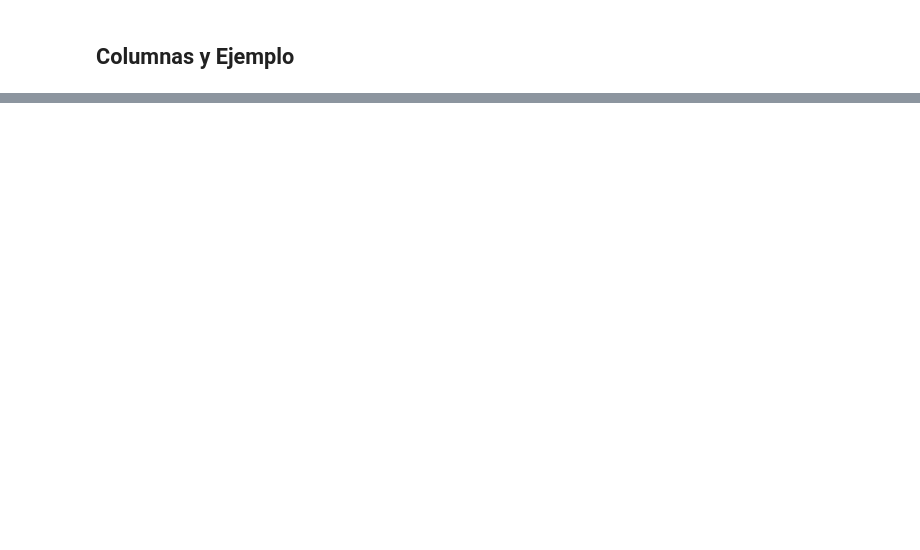
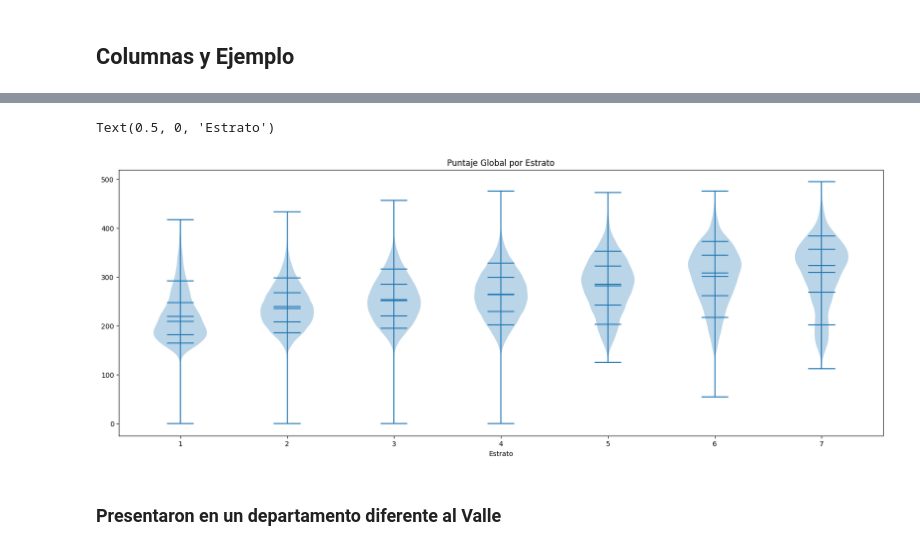
Before and after one commit to juancamilogoomezz/Proyecto-1, a Jupyter notebook: Notebook Experimentar.ipynb, the cells around one changed output, grey strips where cells are left out. Saved outputs shown, nothing was run; the diff lists cells and outputs as text; code cells hidden in the pictures; blank space fills up the shorter version.

```diff
--- a/Notebook Experimentar.ipynb
+++ b/Notebook Experimentar.ipynb
@@ -75,0 +175,13 @@ Columna:punt_global , Ejemplo: 268.0
+# %%
+
+fig= plt.figure(figsize=(20,7))
+ax1= fig.add_subplot(1, 1, 1)
+ax1.set_title("Puntaje Global por Estrato")
+datos = [df.loc[df["estrato_num"] == i, "punt_global"].dropna().values for i in estratos]
+ax1.violinplot(datos, showmeans=True, quantiles=[[0.1,0.25,0.5,0.75,0.9]]*len(datos))
+ax1.set_xlabel("Estrato")
+# %% [output]
+Text(0.5, 0, 'Estrato')
+[figure, added]
+# %% [markdown]
+### Presentaron en un departamento diferente al Valle
```
Also changed, not shown: parts of 17 cells of this notebook.
